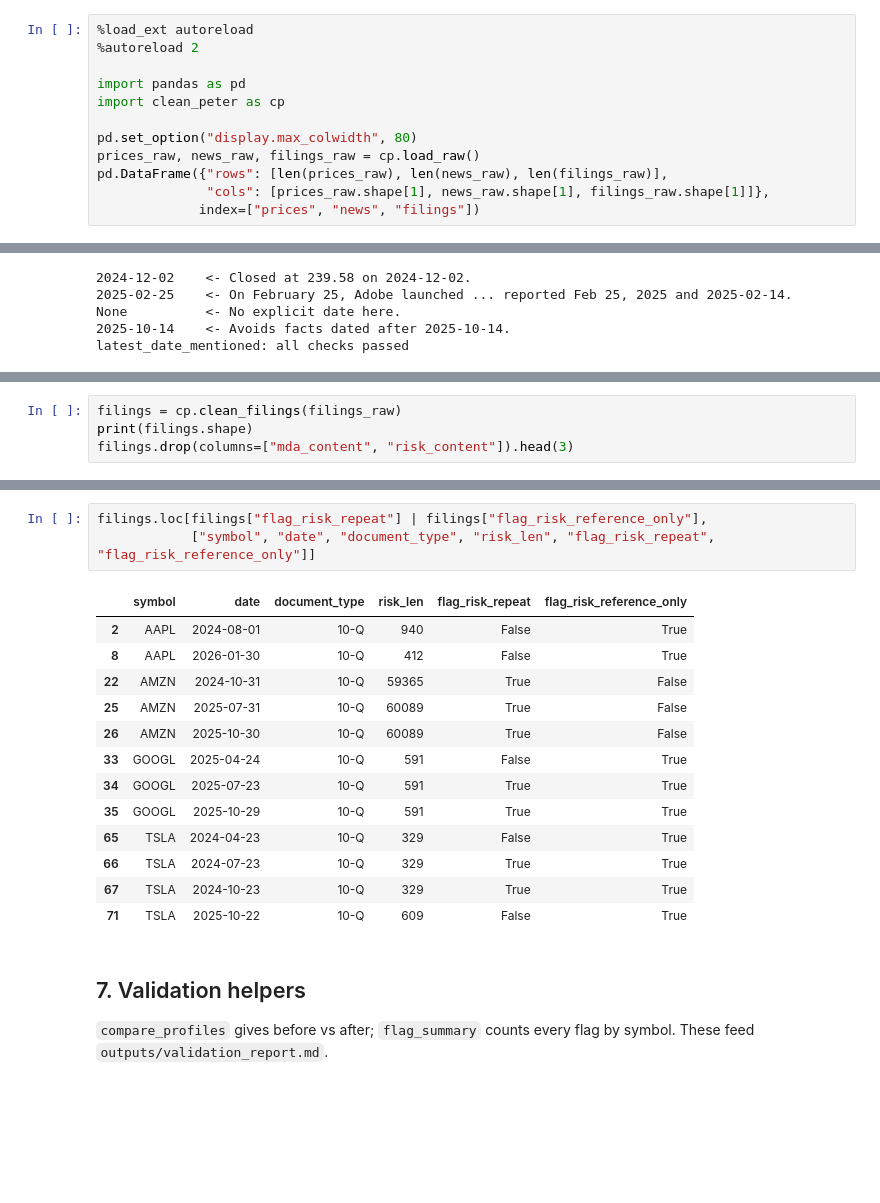
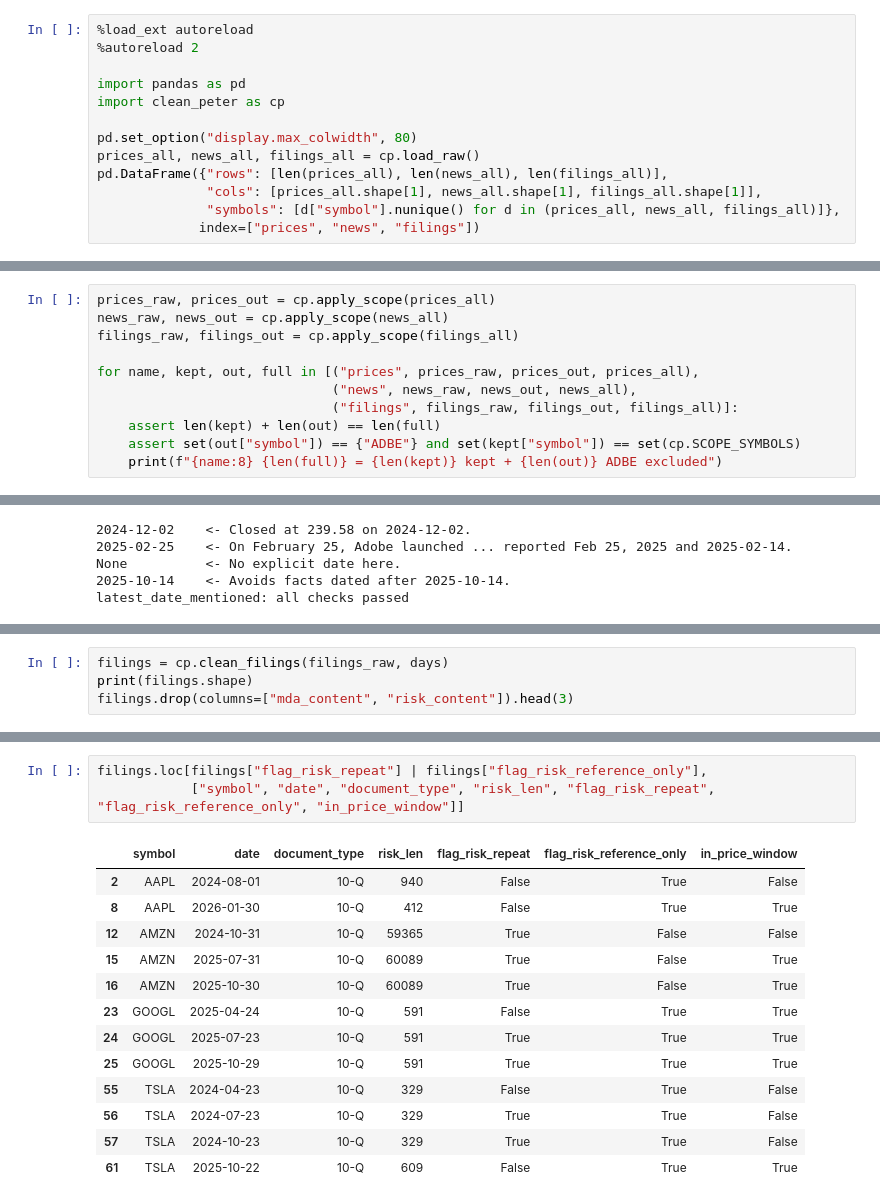
Before and after one commit to xunyangy-afk/Python-Group-Project, a Jupyter notebook: check_cleaning_peter.ipynb, the cells around one changed output, grey strips where cells are left out. Drawn from its saved outputs; the diff is of its cells as text; blank space fills up the shorter version.

Commit message:
Apply team vision: 7-stock scope, next-session reaction, volume ratio; update checklist

```diff
--- a/check_cleaning_peter.ipynb
+++ b/check_cleaning_peter.ipynb
@@ -16,8 +17,9 @@ import pandas as pd
 import clean_peter as cp
 
 pd.set_option("display.max_colwidth", 80)
-prices_raw, news_raw, filings_raw = cp.load_raw()
-pd.DataFrame({"rows": [len(prices_raw), len(news_raw), len(filings_raw)],
-              "cols": [prices_raw.shape[1], news_raw.shape[1], filings_raw.shape[1]]},
+prices_all, news_all, filings_all = cp.load_raw()
+pd.DataFrame({"rows": [len(prices_all), len(news_all), len(filings_all)],
+              "cols": [prices_all.shape[1], news_all.shape[1], filings_all.shape[1]],
+              "symbols": [d["symbol"].nunique() for d in (prices_all, news_all, filings_all)]},
              index=["prices", "news", "filings"])
 # %% [output]
@@ -27,0 +33,11 @@ pd.DataFrame({"rows": [len(prices_raw), len(news_raw), len(filings_raw)],
+# %%
+prices_raw, prices_out = cp.apply_scope(prices_all)
+news_raw, news_out = cp.apply_scope(news_all)
+filings_raw, filings_out = cp.apply_scope(filings_all)
+
+for name, kept, out, full in [("prices", prices_raw, prices_out, prices_all),
+                              ("news", news_raw, news_out, news_all),
+                              ("filings", filings_raw, filings_out, filings_all)]:
+    assert len(kept) + len(out) == len(full)
+    assert set(out["symbol"]) == {"ADBE"} and set(kept["symbol"]) == set(cp.SCOPE_SYMBOLS)
+    print(f"{name:8} {len(full)} = {len(kept)} kept + {len(out)} ADBE excluded")
@@ -192,5 +229,5 @@ Decodes HTML entities (`&#8217;` to a right quote, `&#160;` to a space) and stri
 # %%
-filings = cp.clean_filings(filings_raw)
+filings = cp.clean_filings(filings_raw, days)
 print(filings.shape)
 filings.drop(columns=["mda_content", "risk_content"]).head(3)
 # %% [output]
@@ -215,21 +253,18 @@ after:  'Item 2. Management’s Discussion and Analysis of Financial Co'
 clean_filings: all checks passed
 # %%
 filings.loc[filings["flag_risk_repeat"] | filings["flag_risk_reference_only"],
-            ["symbol", "date", "document_type", "risk_len", "flag_risk_repeat", "flag_risk_reference_only"]]
+            ["symbol", "date", "document_type", "risk_len", "flag_risk_repeat", "flag_risk_reference_only", "in_price_window"]]
 # %% [output]
-|  | symbol | date | document_type | risk_len | flag_risk_repeat | flag_risk_reference_only |
-| 2 | AAPL | 2024-08-01 | 10-Q | 940 | False | True |
-| 8 | AAPL | 2026-01-30 | 10-Q | 412 | False | True |
-| 22 | AMZN | 2024-10-31 | 10-Q | 59365 | True | False |
-| 25 | AMZN | 2025-07-31 | 10-Q | 60089 | True | False |
-| 26 | AMZN | 2025-10-30 | 10-Q | 60089 | True | False |
-| 33 | GOOGL | 2025-04-24 | 10-Q | 591 | False | True |
-| 34 | GOOGL | 2025-07-23 | 10-Q | 591 | True | True |
-| 35 | GOOGL | 2025-10-29 | 10-Q | 591 | True | True |
-| 65 | TSLA | 2024-04-23 | 10-Q | 329 | False | True |
-| 66 | TSLA | 2024-07-23 | 10-Q | 329 | True | True |
-| 67 | TSLA | 2024-10-23 | 10-Q | 329 | True | True |
-| 71 | TSLA | 2025-10-22 | 10-Q | 609 | False | True |
+|  | symbol | date | document_type | risk_len | flag_risk_repeat | flag_risk_reference_only | in_price_window |
+| 2 | AAPL | 2024-08-01 | 10-Q | 940 | False | True | False |
+| 8 | AAPL | 2026-01-30 | 10-Q | 412 | False | True | True |
+| 12 | AMZN | 2024-10-31 | 10-Q | 59365 | True | False | False |
+| 15 | AMZN | 2025-07-31 | 10-Q | 60089 | True | False | True |
+| 16 | AMZN | 2025-10-30 | 10-Q | 60089 | True | False | True |
+| 23 | GOOGL | 2025-04-24 | 10-Q | 591 | False | True | True |
+| 24 | GOOGL | 2025-07-23 | 10-Q | 591 | True | True | True |
+| 25 | GOOGL | 2025-10-29 | 10-Q | 591 | True | True | True |
+| 55 | TSLA | 2024-04-23 | 10-Q | 329 | False | True | False |
+| 56 | TSLA | 2024-07-23 | 10-Q | 329 | True | True | False |
+| 57 | TSLA | 2024-10-23 | 10-Q | 329 | True | True | False |
+| 61 | TSLA | 2025-10-22 | 10-Q | 609 | False | True | True |
-# %% [markdown]
-## 7. Validation helpers
-`compare_profiles` gives before vs after; `flag_summary` counts every flag by symbol. These feed `outputs/validation_report.md`.
```
Also changed, not shown: parts of 48 cells of this notebook, 10 other files.
